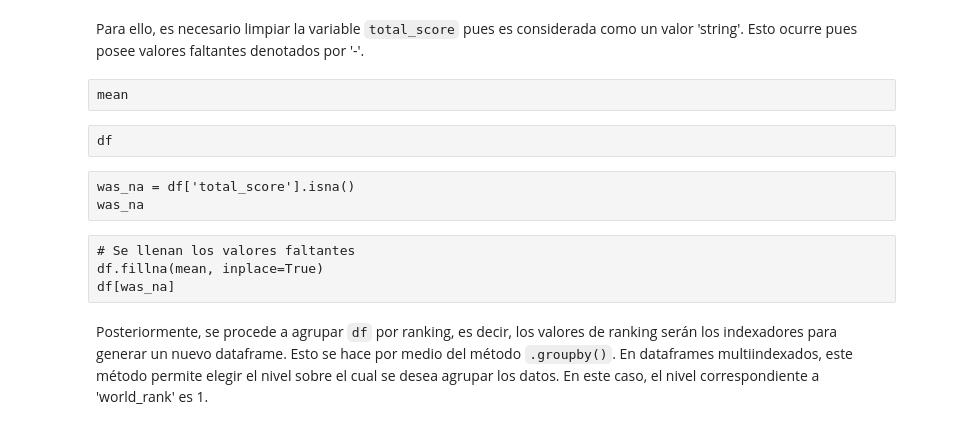
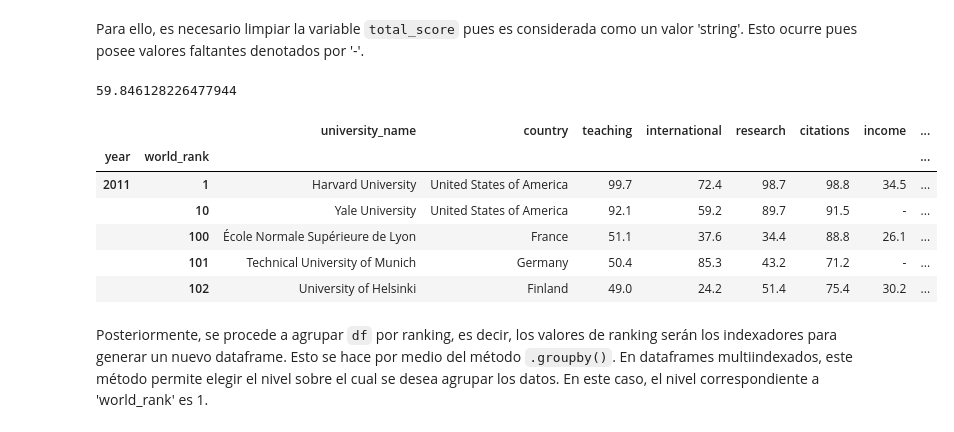
Before and after one commit to NicoCaro/DataScienceLab, a Jupyter notebook: S4/c8 pandas manejo 2 - visualizacion 1.ipynb, the cells around one changed output. Saved outputs shown, nothing was run; the diff lists cells and outputs as text; code cells hidden in the pictures.

```diff
--- a/S4/c8 pandas manejo 2 - visualizacion 1.ipynb
+++ b/S4/c8 pandas manejo 2 - visualizacion 1.ipynb
@@ -364,17 +651,20 @@ mean = df['total_score'].mean()
 
 # Se llenan los valores faltantes
 df.fillna(mean, inplace=True)
-# %% [raw]
-mean
-# %% [raw]
-df
-# %% [raw]
-was_na = df['total_score'].isna()
-was_na
-# %% [raw]
-# Se llenan los valores faltantes
-df.fillna(mean, inplace=True)
-df[was_na]
+# %%
+mean
+# %% [output]
+59.846128226477944
+# %%
+df.head()
+# %% [output]
+|  |  | university_name | country | teaching | international | research | citations | income | ... |
+| year | world_rank |  |  |  |  |  |  |  | ... |
+| 2011 | 1 | Harvard University | United States of America | 99.7 | 72.4 | 98.7 | 98.8 | 34.5 | ... |
+|  | 10 | Yale University | United States of America | 92.1 | 59.2 | 89.7 | 91.5 | - | ... |
+|  | 100 | École Normale Supérieure de Lyon | France | 51.1 | 37.6 | 34.4 | 88.8 | 26.1 | ... |
+|  | 101 | Technical University of Munich | Germany | 50.4 | 85.3 | 43.2 | 71.2 | - | ... |
+|  | 102 | University of Helsinki | Finland | 49.0 | 24.2 | 51.4 | 75.4 | 30.2 | ... |
 # %% [markdown]
 Posteriormente, se procede a agrupar `df` por ranking, es decir, los valores de ranking serán los indexadores para generar un nuevo dataframe. Esto se hace por medio del método `.groupby()`. En dataframes multiindexados, este método permite elegir el nivel sobre el cual se desea agrupar los datos. En este caso, el nivel correspondiente a 'world_rank' es 1.
 # %%
```
Also changed, not shown: parts of 57 cells of this notebook.
